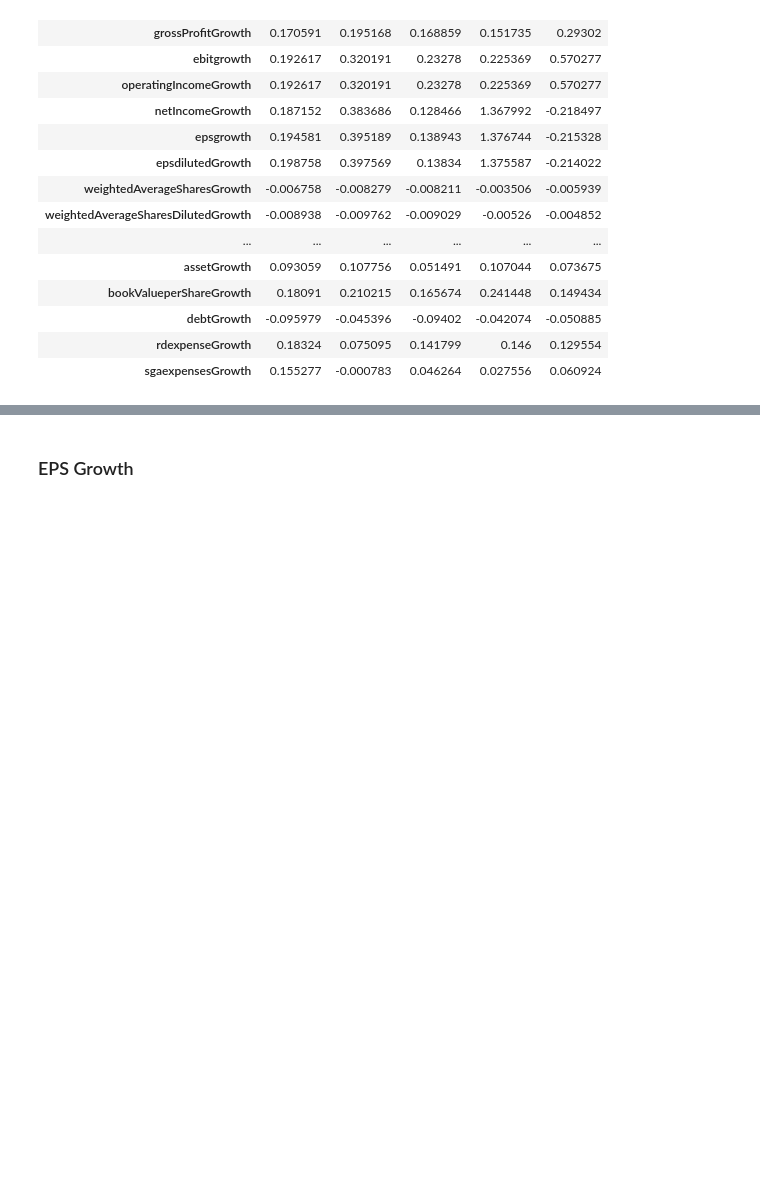
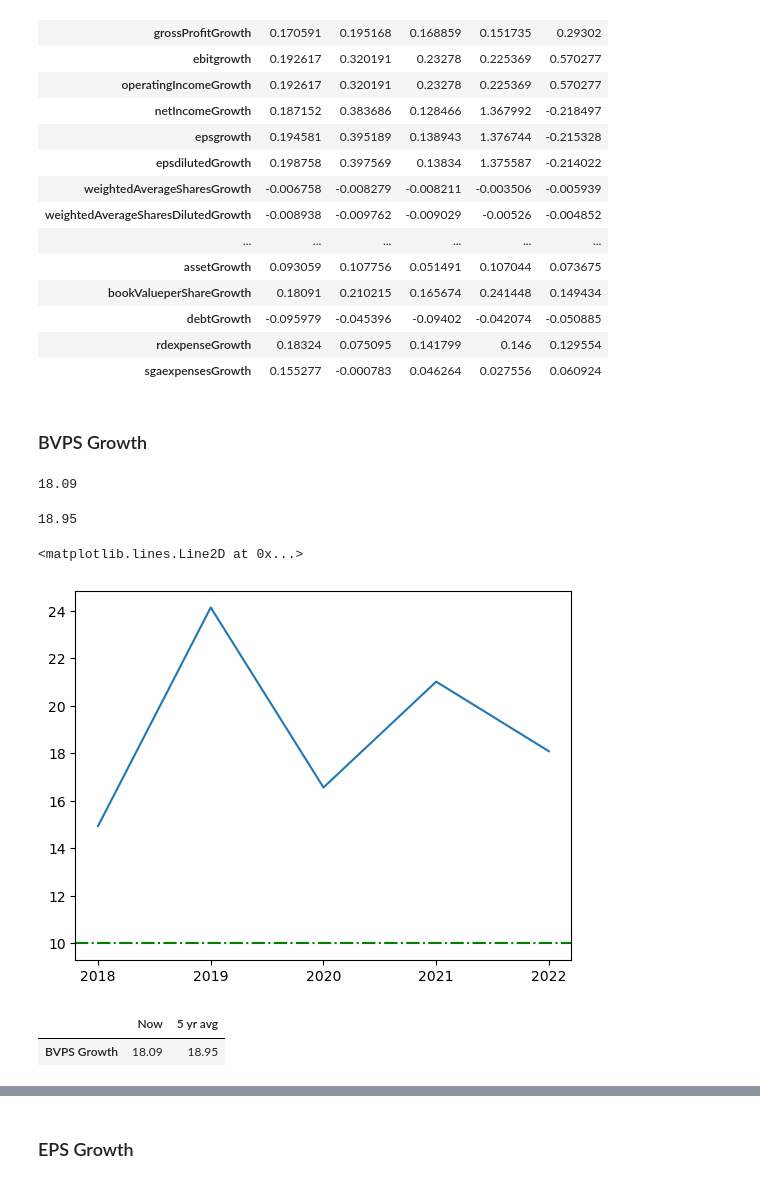
Before and after one commit to xitxat/FundamentalAnalysis, a Jupyter notebook: FA/Value01.ipynb, the cells around one changed output, grey strips where cells are left out. Saved outputs shown, nothing was run; the diff lists cells and outputs as text; code cells hidden in the pictures; blank space fills up the shorter version.

Commit message:
BVPS Growth

```diff
--- a/FA/Value01.ipynb
+++ b/FA/Value01.ipynb
@@ -67,3 +67,35 @@ fin_Growth
 | debtGrowth | -0.095979 | -0.045396 | -0.09402 | -0.042074 | -0.050885 |
 | rdexpenseGrowth | 0.18324 | 0.075095 | 0.141799 | 0.146 | 0.129554 |
 | sgaexpensesGrowth | 0.155277 | -0.000783 | 0.046264 | 0.027556 | 0.060924 |
+# %% [markdown]
+### BVPS Growth
+# %%
+bvps_Growth =fin_Growth.loc['bookValueperShareGrowth'].iloc[::-1] * 100
+bvps_Growth
+# %%
+#   BVPS Growth _Current
+bvps_Growth_Current = bvps_Growth.iloc[-1]
+bvps_Growth_Current = float(bvps_Growth_Current).__round__(2)
+bvps_Growth_Current
+# %% [output]
+18.09
+# %%
+#   BVPS _5yr_Mean
+bvps_Growth_Mean_5yr = bvps_Growth.mean()
+bvps_Growth_Mean_5yr = float(bvps_Growth_Mean_5yr).__round__(2)
+bvps_Growth_Mean_5yr
+# %% [output]
+18.95
+# %%
+plt.plot(bvps_Growth)
+plt.axhline(y=10, color='g', linestyle='-.')
+# %% [output]
+<matplotlib.lines.Line2D at 0x...>
+[figure, added]
+# %%
+#   BVPS Growth df_
+df_bvps_Growth = pd.DataFrame([[bvps_Growth_Current  , bvps_Growth_Mean_5yr]] , columns=['Now','5 yr avg'] , index =['BVPS Growth'] )
+df_bvps_Growth
+# %% [output]
+|  | Now | 5 yr avg |
+| BVPS Growth | 18.09 | 18.95 |
```
Also changed, not shown: parts of 15 cells of this notebook, 2 other files.
